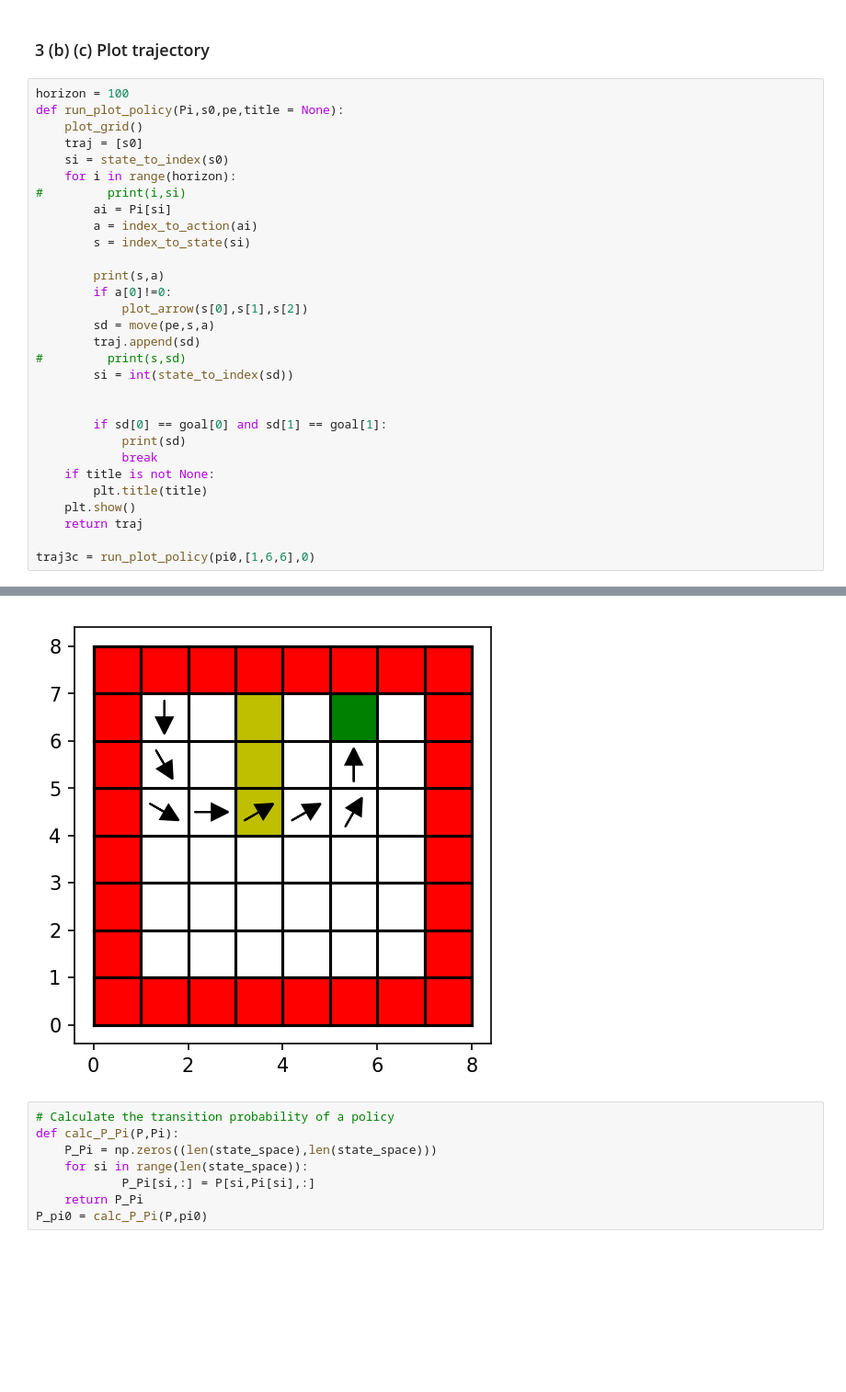
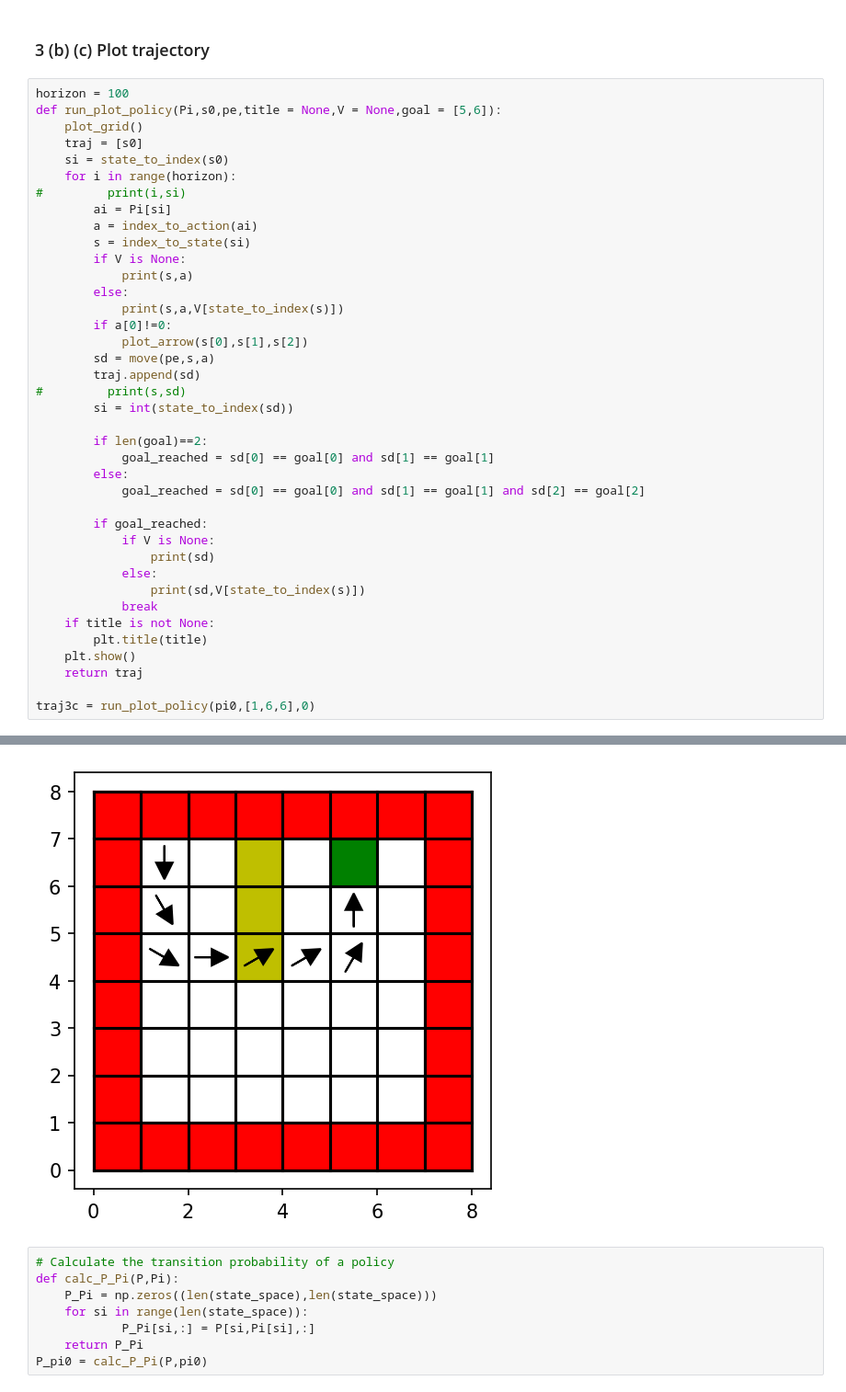
Before and after one commit to samer1248/ECE209AS-Lab1, a Jupyter notebook: project1.ipynb, the cells around one changed output, grey strips where cells are left out. Shown at 92% size. Saved outputs shown, nothing was run; the diff lists cells and outputs as text; blank space fills up the shorter version.

```diff
--- a/project1.ipynb
+++ b/project1.ipynb
@@ -376,45 +376,54 @@ R = calc_reward_matrix()
 ### 3 (b) (c) Plot trajectory
 # %%
 horizon = 100
-def run_plot_policy(Pi,s0,pe,title = None):
+def run_plot_policy(Pi,s0,pe,title = None,V = None,goal = [5,6]):
     plot_grid()
     traj = [s0]
     si = state_to_index(s0)
     for i in range(horizon):
 #         print(i,si)
         ai = Pi[si]
         a = index_to_action(ai)
         s = index_to_state(si)
-
-        print(s,a)
+        if V is None:
+            print(s,a)
+        else:
+            print(s,a,V[state_to_index(s)])
         if a[0]!=0:
             plot_arrow(s[0],s[1],s[2])
         sd = move(pe,s,a)
         traj.append(sd)
 #         print(s,sd)
         si = int(state_to_index(sd))
 
+        if len(goal)==2:
+            goal_reached = sd[0] == goal[0] and sd[1] == goal[1]
+        else:
+            goal_reached = sd[0] == goal[0] and sd[1] == goal[1] and sd[2] == goal[2]
 
-        if sd[0] == goal[0] and sd[1] == goal[1]:
-            print(sd)
+        if goal_reached:
+            if V is None:
+                print(sd)
+            else:
+                print(sd,V[state_to_index(s)])
             break
     if title is not None:
         plt.title(title)
     plt.show()
     return traj
 
 traj3c = run_plot_policy(pi0,[1,6,6],0)
 # %% [output]
 [1, 6, 6] [1, -1]
 [1, 5, 5] [1, -1]
 [1, 4, 4] [1, -1]
 [2, 4, 3] [1, -1]
 [3, 4, 2] [1, 0]
 [4, 4, 2] [1, -1]
 [5, 4, 1] [1, -1]
 [5, 5, 0] [1, 0]
 [5, 6, 0]
-[figure, old version]
+[figure, new version]
 # %%
 # Calculate the transition probability of a policy
 def calc_P_Pi(P,Pi):
```
Also changed, not shown: parts of 15 cells of this notebook.
